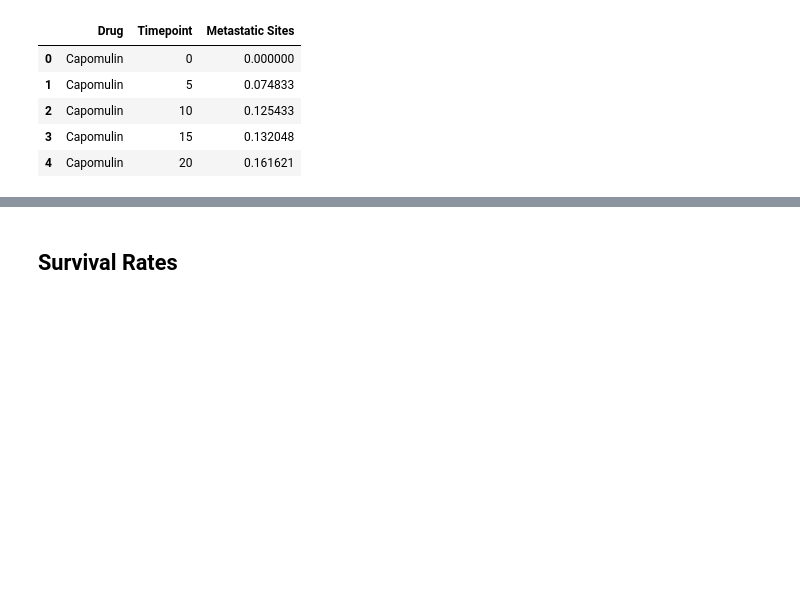
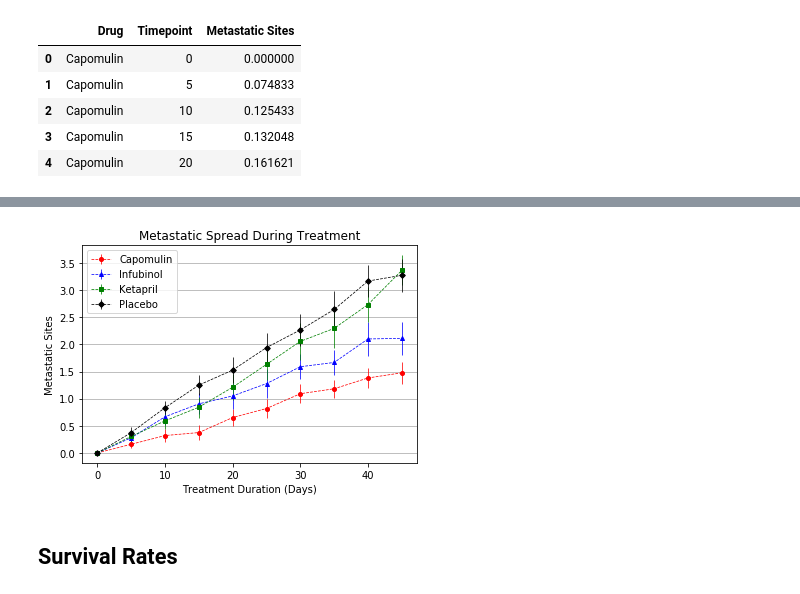
Before and after one commit to mavsanchez/matplotlib-challenge, a Jupyter notebook: Pymaceuticals/pymaceuticals_starter.ipynb, the cells around one changed output, grey strips where cells are left out. Drawn from its saved outputs; the diff is of its cells as text; code cells hidden in the pictures; blank space fills up the shorter version.

```diff
--- a/Pymaceuticals/pymaceuticals_starter.ipynb
+++ b/Pymaceuticals/pymaceuticals_starter.ipynb
@@ -210,4 +221,12 @@ meta_site_sem_df.head()
 # %%
 # Minor Data Munging to Re-Format the Data Frames
 
+#Flatten the data frame
+meta_site_df.reset_index()
+meta_site_sem_df.reset_index()
+
+meta_site_df_pivot = meta_site_df.pivot(index='Timepoint', columns='Drug', values='Metastatic Sites')
+meta_site_sem_df_pivot = meta_site_sem_df.pivot(index='Timepoint', columns='Drug', values='Metastatic Sites')
+
 # Preview that Reformatting worked
+tumor_volume_data_df_pivot.head()
@@ -222,3 +251,43 @@ meta_site_sem_df.head()
+# %%
+# Generate the Plot (with Error Bars)
+
+#Flatten the pivoted dataframes
+meta_site_df_pivot.reset_index()
+meta_site_sem_df_pivot.reset_index()
+
+#Filter data frame only on specific drugs of interest
+meta_site_df_pivot_filtered = meta_site_df_pivot.loc[:,['Capomulin', 'Infubinol', 'Ketapril', 'Placebo']]
+meta_site_sem_df_pivot_filtered = meta_site_sem_df_pivot.loc[:,['Capomulin', 'Infubinol', 'Ketapril', 'Placebo']]
+
+meta_site_df_pivot_filtered.reset_index()
+meta_site_sem_df_pivot_filtered.reset_index()
+
+#Traverse through the drugs dictionary
+for k, v in drugs_decors_dict.items():
+    plt.errorbar(meta_site_df_pivot_filtered.index,
+                meta_site_df_pivot_filtered[k],
+                yerr=meta_site_sem_df_pivot_filtered[k],
+                label=k,
+                color=v[0],
+                marker=v[1],
+                linestyle="dashed",
+                linewidth=0.75,
+                ms=4
+                )
+
+plt.xlabel('Treatment Duration (Days)')
+plt.ylabel('Metastatic Sites')
+plt.title('Metastatic Spread During Treatment')
+plt.legend(loc='best')
+plt.grid(axis='y')
+
+
+# Save the Figure
+plt.savefig("analysis/2_metastatic_spread.png")
+# Show the Figure
+plt.show()
+# %% [output]
+[figure, added]
 # %% [markdown]
 ## Survival Rates
 # %%
```
Also changed, not shown: parts of 25 cells of this notebook, 4 other files.
